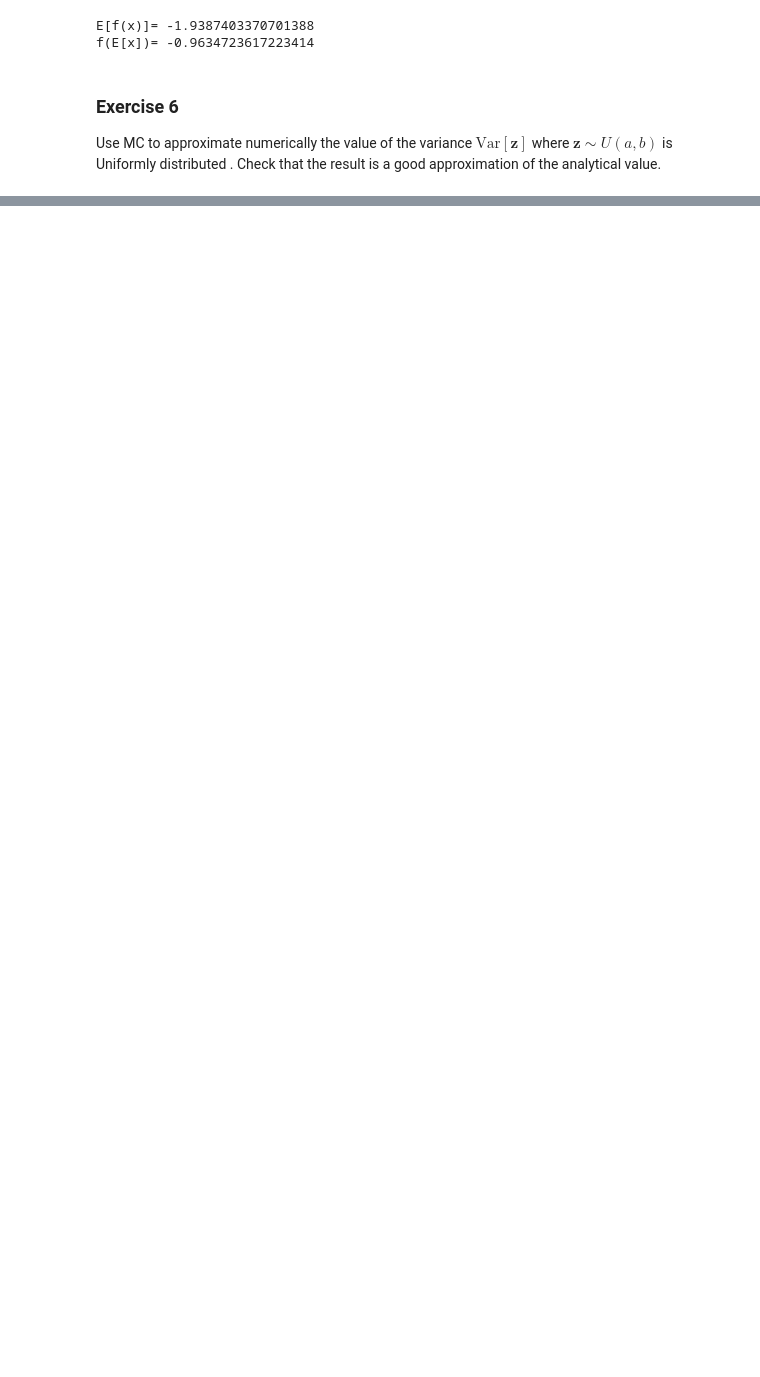
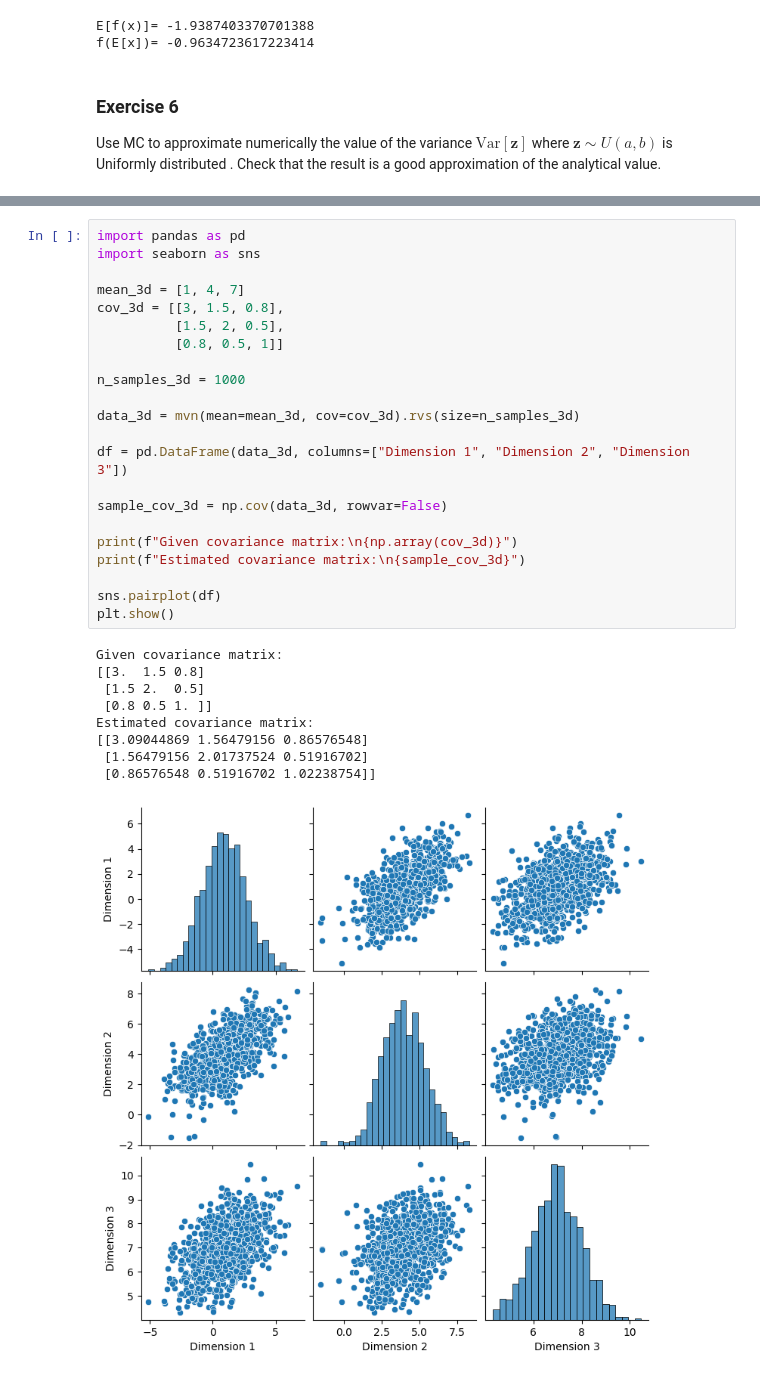
Before and after one commit to gmpal/INFOF422_2025, a Jupyter notebook: 01.ipynb, the cells around one changed output, grey strips where cells are left out. Drawn from its saved outputs; the diff is of its cells as text; blank space fills up the shorter version.

```diff
--- a/01.ipynb
+++ b/01.ipynb
@@ -398,0 +404,32 @@ MonteCarlo covariance= 60.455461621858774
+# %%
+import pandas as pd
+import seaborn as sns
+
+mean_3d = [1, 4, 7]
+cov_3d = [[3, 1.5, 0.8],
+          [1.5, 2, 0.5],
+          [0.8, 0.5, 1]]
+
+n_samples_3d = 1000
+
+data_3d = mvn(mean=mean_3d, cov=cov_3d).rvs(size=n_samples_3d)
+
+df = pd.DataFrame(data_3d, columns=["Dimension 1", "Dimension 2", "Dimension 3"])
+
+sample_cov_3d = np.cov(data_3d, rowvar=False)
+
+print(f"Given covariance matrix:\n{np.array(cov_3d)}")
+print(f"Estimated covariance matrix:\n{sample_cov_3d}")
+
+sns.pairplot(df)
+plt.show()
+# %% [output]
+Given covariance matrix:
+[[3.  1.5 0.8]
+ [1.5 2.  0.5]
+ [0.8 0.5 1. ]]
+Estimated covariance matrix:
+[[3.09044869 1.56479156 0.86576548]
+ [1.56479156 2.01737524 0.51916702]
+ [0.86576548 0.51916702 1.02238754]]
+[figure, added]
```
Also changed, not shown: parts of 24 cells of this notebook.
